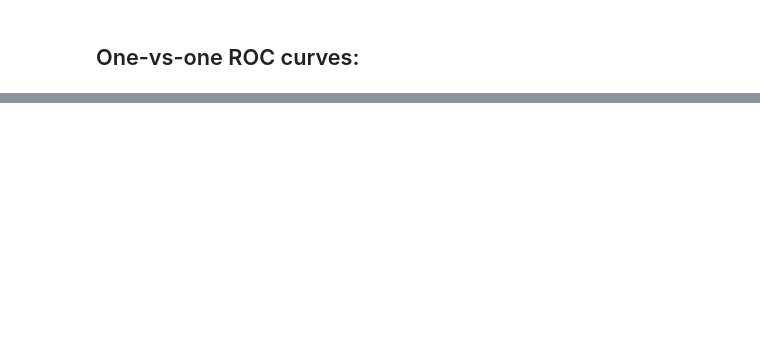
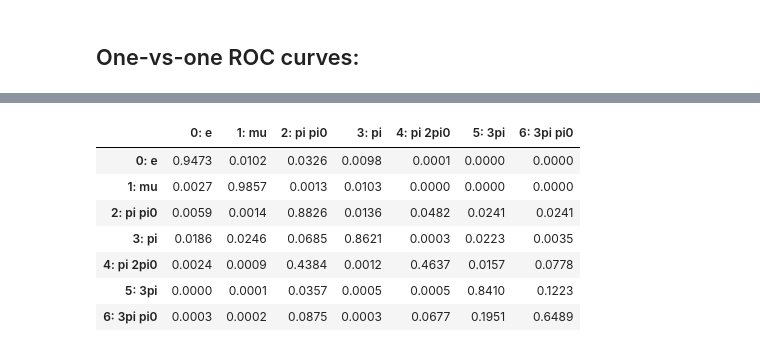
Before and after one commit to GBrodbek/Bachelors-Thesis-Gregor-Brodbek, a Jupyter notebook: modelTrain/condor_training/plotsROC.ipynb, the cells around one changed output, grey strips where cells are left out. Drawn from its saved outputs; the diff is of its cells as text; code cells hidden in the pictures; blank space fills up the shorter version.

```diff
--- a/modelTrain/condor_training/plotsROC.ipynb
+++ b/modelTrain/condor_training/plotsROC.ipynb
@@ -133,0 +191,19 @@ plot_ROC(df, 'pi_pi0')
+# %%
+df2 = pd.DataFrame(0, index=sorted(set(actual)), columns=sorted(set(predicted)))  # initialise DataFrame with zeros
+
+
+for i in sorted(set(actual)):                    # fill Dataframe
+    for j in sorted(set(predicted)):
+        df2.loc[i, j] = round(df.loc[i, j] / df.loc[i].sum(), 4)
+
+df2 = df2.drop(columns=["7: background"], index=["7: background"])  # drop background class
+df2
+# %% [output]
+|  | 0: e | 1: mu | 2: pi pi0 | 3: pi | 4: pi 2pi0 | 5: 3pi | 6: 3pi pi0 |
+| 0: e | 0.9473 | 0.0102 | 0.0326 | 0.0098 | 0.0001 | 0.0000 | 0.0000 |
+| 1: mu | 0.0027 | 0.9857 | 0.0013 | 0.0103 | 0.0000 | 0.0000 | 0.0000 |
+| 2: pi pi0 | 0.0059 | 0.0014 | 0.8826 | 0.0136 | 0.0482 | 0.0241 | 0.0241 |
+| 3: pi | 0.0186 | 0.0246 | 0.0685 | 0.8621 | 0.0003 | 0.0223 | 0.0035 |
+| 4: pi 2pi0 | 0.0024 | 0.0009 | 0.4384 | 0.0012 | 0.4637 | 0.0157 | 0.0778 |
+| 5: 3pi | 0.0000 | 0.0001 | 0.0357 | 0.0005 | 0.0005 | 0.8410 | 0.1223 |
+| 6: 3pi pi0 | 0.0003 | 0.0002 | 0.0875 | 0.0003 | 0.0677 | 0.1951 | 0.6489 |
```
Also changed, not shown: parts of 8 cells of this notebook, 50 other files.
